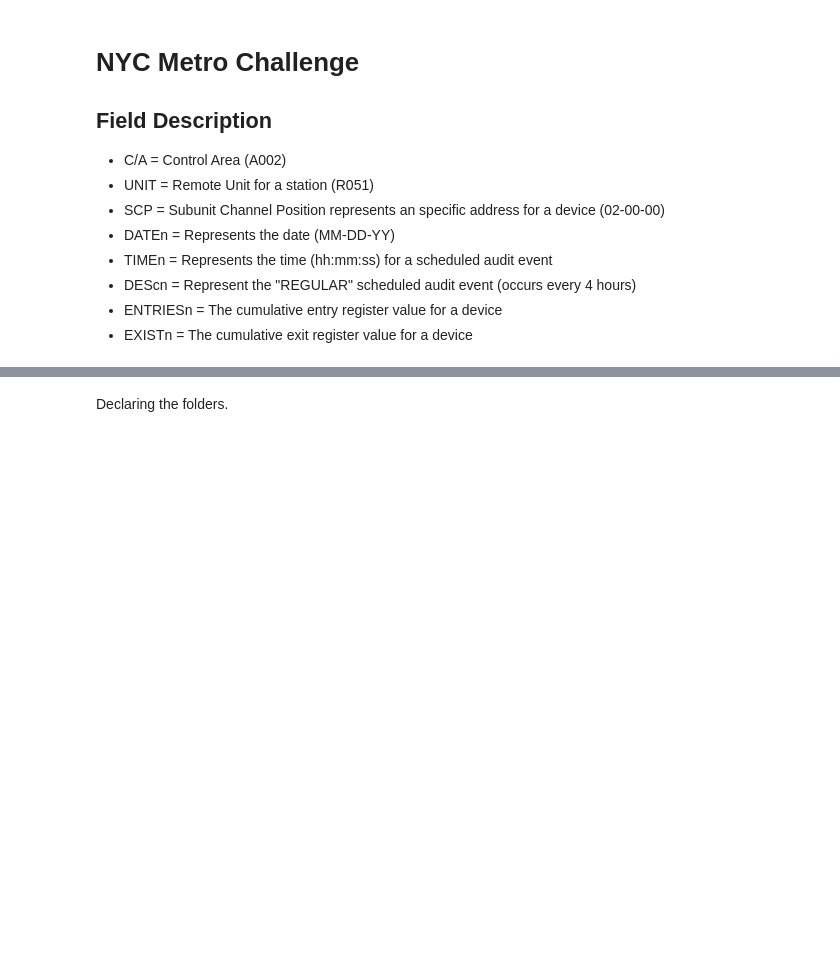
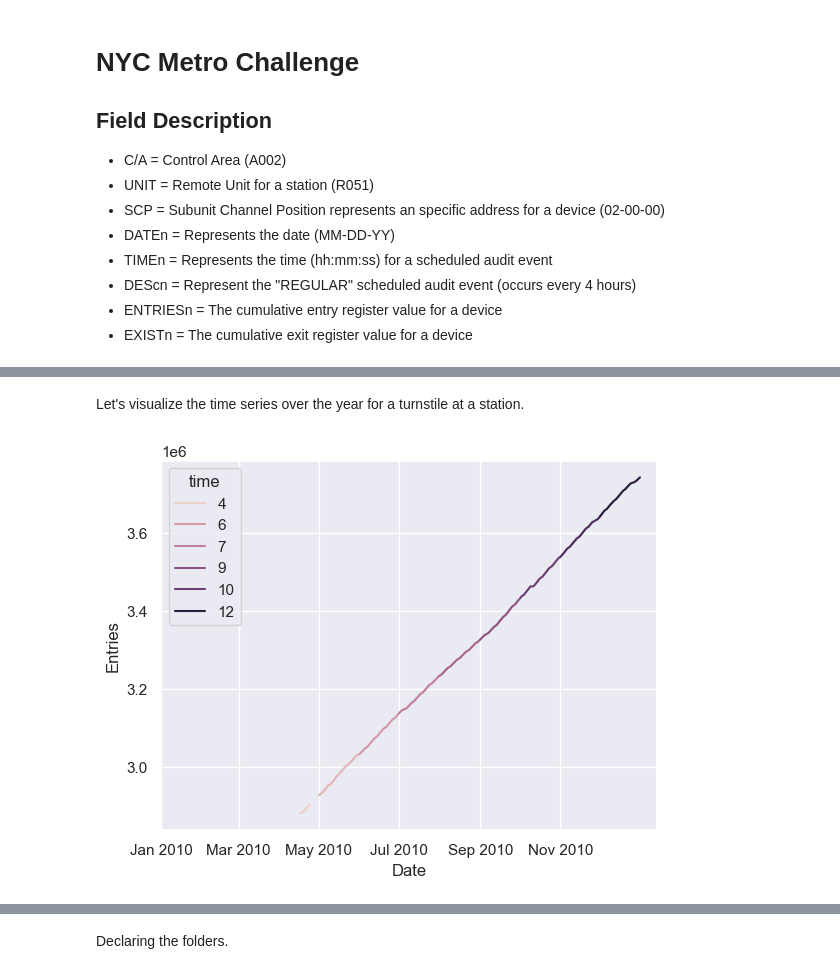
Before and after one commit to alvarodiegomaia/nyc-metro-challenge, a Jupyter notebook: main.ipynb, the cells around one changed output, grey strips where cells are left out. Saved outputs shown, nothing was run; the diff lists cells and outputs as text; code cells hidden in the pictures; blank space fills up the shorter version.

```diff
--- a/main.ipynb
+++ b/main.ipynb
@@ -74,0 +296,4 @@ def data_grouping(df, target_columns):
+# %%
+df_test = df_test[df_test['desc'] == 'REGULAR']
+df_test = df_test[(df_test['entries_diff'] >= 0) | (df_test['exits_diff'] >= 0)]
+df_test.head()
@@ -74,0 +307,14 @@ def data_grouping(df, target_columns):
+# %% [markdown]
+Let's visualize the time series over the year for a turnstile at a station.
+# %%
+df_sample = df_test[(df_test['station'] == '1 AVE') & (df_test['scp'] == '00-00-00')]
+# %%
+months_interval = [datetime(2010, month, 1) for month in range(1, 13, 2)]
+plt.rc('date.autoformatter', day='%b %Y')
+
+sns.lineplot(x=df_sample['time'], y=df_sample['entries'], hue=df_sample.time.dt.month)
+plt.xticks(months_interval)
+plt.xlabel('Date')
+plt.ylabel('Entries');
+# %% [output]
+[figure, added]
```
Also changed, not shown: parts of 80 cells of this notebook.
